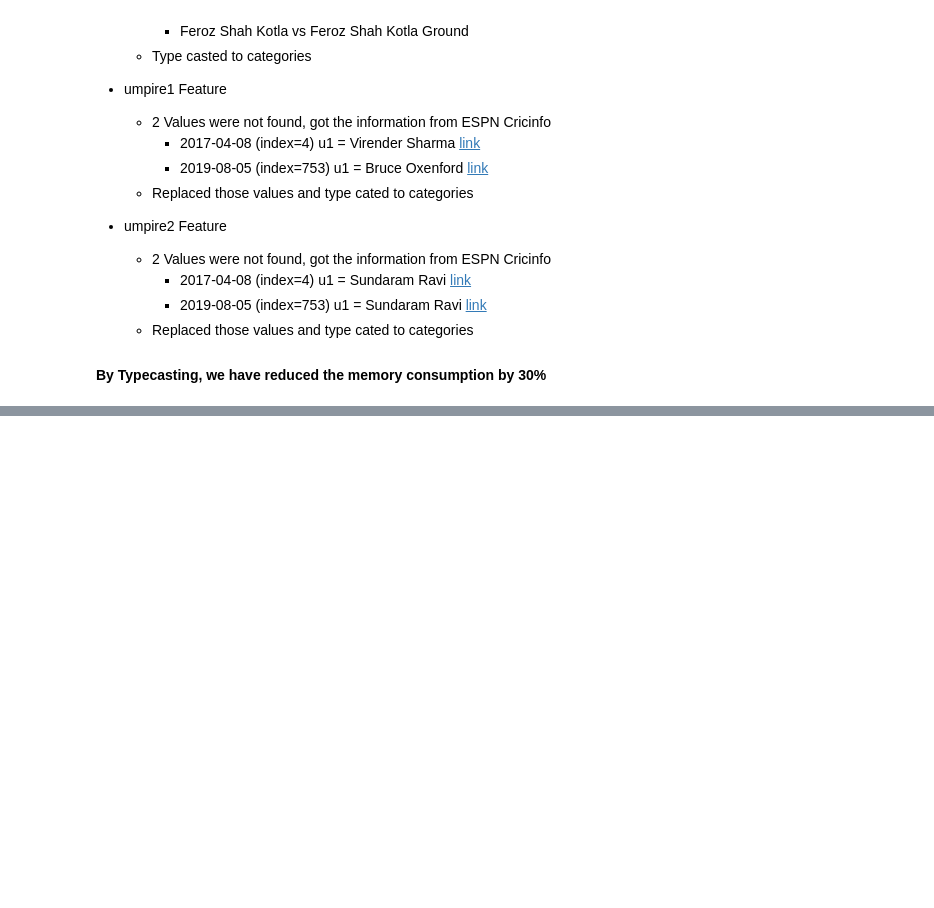
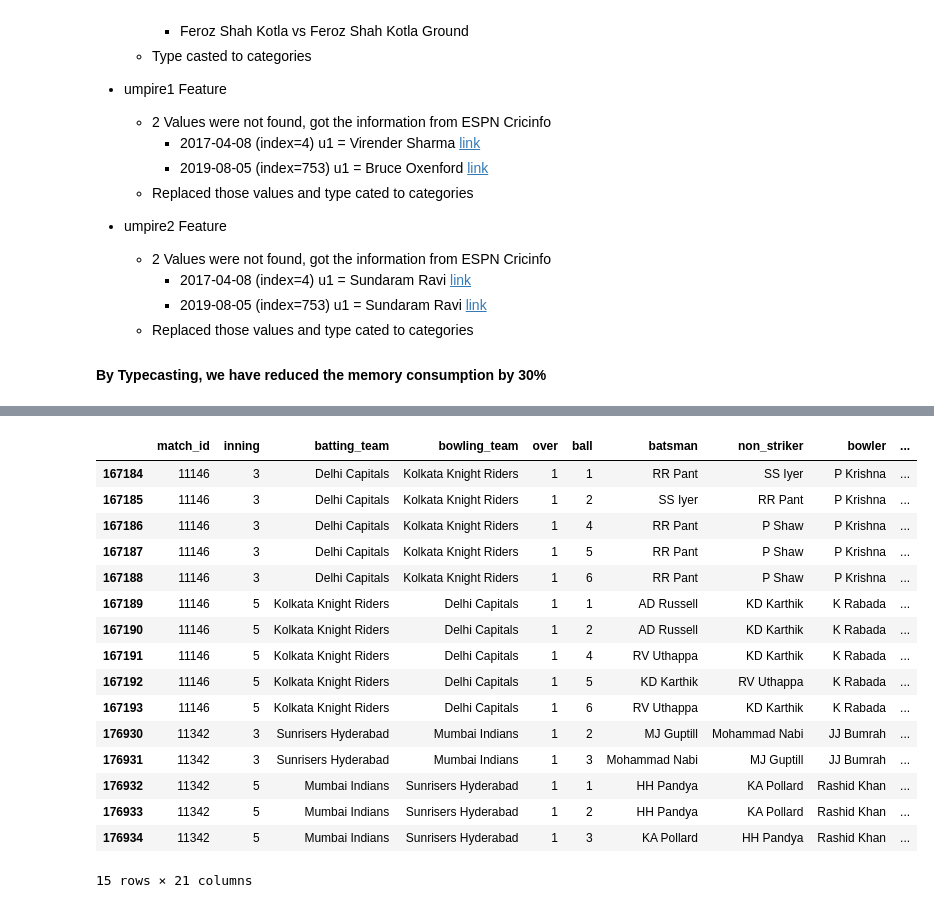
Before and after one commit to djsbalakrishnan/IPL-Analytics, a Jupyter notebook: Analyze IPL Data.ipynb, the cells around one changed output, grey strips where cells are left out. Drawn from its saved outputs; the diff is of its cells as text; code cells hidden in the pictures; blank space fills up the shorter version.

Commit message:
Analyzed and Cleaned  Deliveries Data

```diff
--- a/Analyze IPL Data.ipynb
+++ b/Analyze IPL Data.ipynb
@@ -409,0 +427,21 @@ memory usage: 69.9 KB
+# %%
+deliveries_df[(deliveries_df["inning"] > 2) & (deliveries_df["is_super_over"] == 0)]
+# I am not understanding the value that are available in the innings feature
+# %% [output]
+|  | match_id | inning | batting_team | bowling_team | over | ball | batsman | non_striker | bowler | ... |
+| 167184 | 11146 | 3 | Delhi Capitals | Kolkata Knight Riders | 1 | 1 | RR Pant | SS Iyer | P Krishna | ... |
+| 167185 | 11146 | 3 | Delhi Capitals | Kolkata Knight Riders | 1 | 2 | SS Iyer | RR Pant | P Krishna | ... |
+| 167186 | 11146 | 3 | Delhi Capitals | Kolkata Knight Riders | 1 | 4 | RR Pant | P Shaw | P Krishna | ... |
+| 167187 | 11146 | 3 | Delhi Capitals | Kolkata Knight Riders | 1 | 5 | RR Pant | P Shaw | P Krishna | ... |
+| 167188 | 11146 | 3 | Delhi Capitals | Kolkata Knight Riders | 1 | 6 | RR Pant | P Shaw | P Krishna | ... |
+| 167189 | 11146 | 5 | Kolkata Knight Riders | Delhi Capitals | 1 | 1 | AD Russell | KD Karthik | K Rabada | ... |
+| 167190 | 11146 | 5 | Kolkata Knight Riders | Delhi Capitals | 1 | 2 | AD Russell | KD Karthik | K Rabada | ... |
+| 167191 | 11146 | 5 | Kolkata Knight Riders | Delhi Capitals | 1 | 4 | RV Uthappa | KD Karthik | K Rabada | ... |
+| 167192 | 11146 | 5 | Kolkata Knight Riders | Delhi Capitals | 1 | 5 | KD Karthik | RV Uthappa | K Rabada | ... |
+| 167193 | 11146 | 5 | Kolkata Knight Riders | Delhi Capitals | 1 | 6 | RV Uthappa | KD Karthik | K Rabada | ... |
+| 176930 | 11342 | 3 | Sunrisers Hyderabad | Mumbai Indians | 1 | 2 | MJ Guptill | Mohammad Nabi | JJ Bumrah | ... |
+| 176931 | 11342 | 3 | Sunrisers Hyderabad | Mumbai Indians | 1 | 3 | Mohammad Nabi | MJ Guptill | JJ Bumrah | ... |
+| 176932 | 11342 | 5 | Mumbai Indians | Sunrisers Hyderabad | 1 | 1 | HH Pandya | KA Pollard | Rashid Khan | ... |
+| 176933 | 11342 | 5 | Mumbai Indians | Sunrisers Hyderabad | 1 | 2 | HH Pandya | KA Pollard | Rashid Khan | ... |
+| 176934 | 11342 | 5 | Mumbai Indians | Sunrisers Hyderabad | 1 | 3 | KA Pollard | HH Pandya | Rashid Khan | ... |
+15 rows × 21 columns
```
Also changed, not shown: parts of 14 cells of this notebook.
